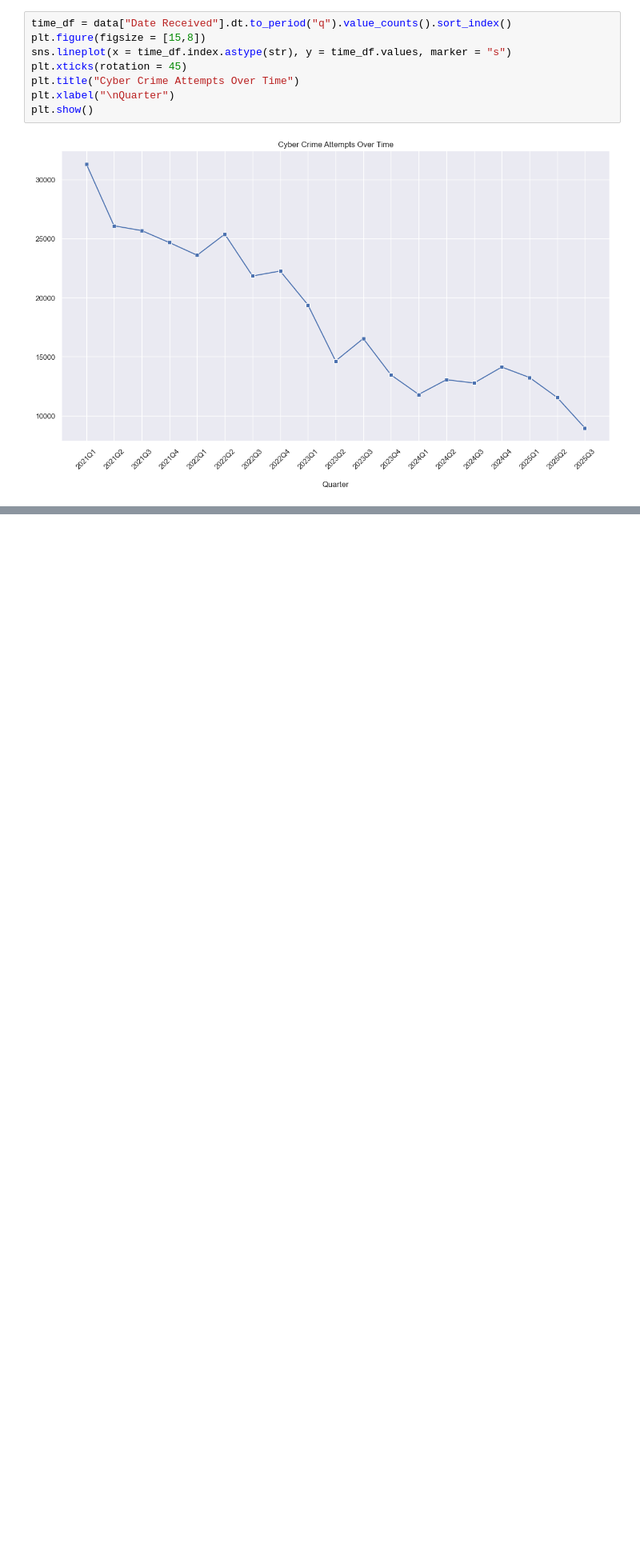
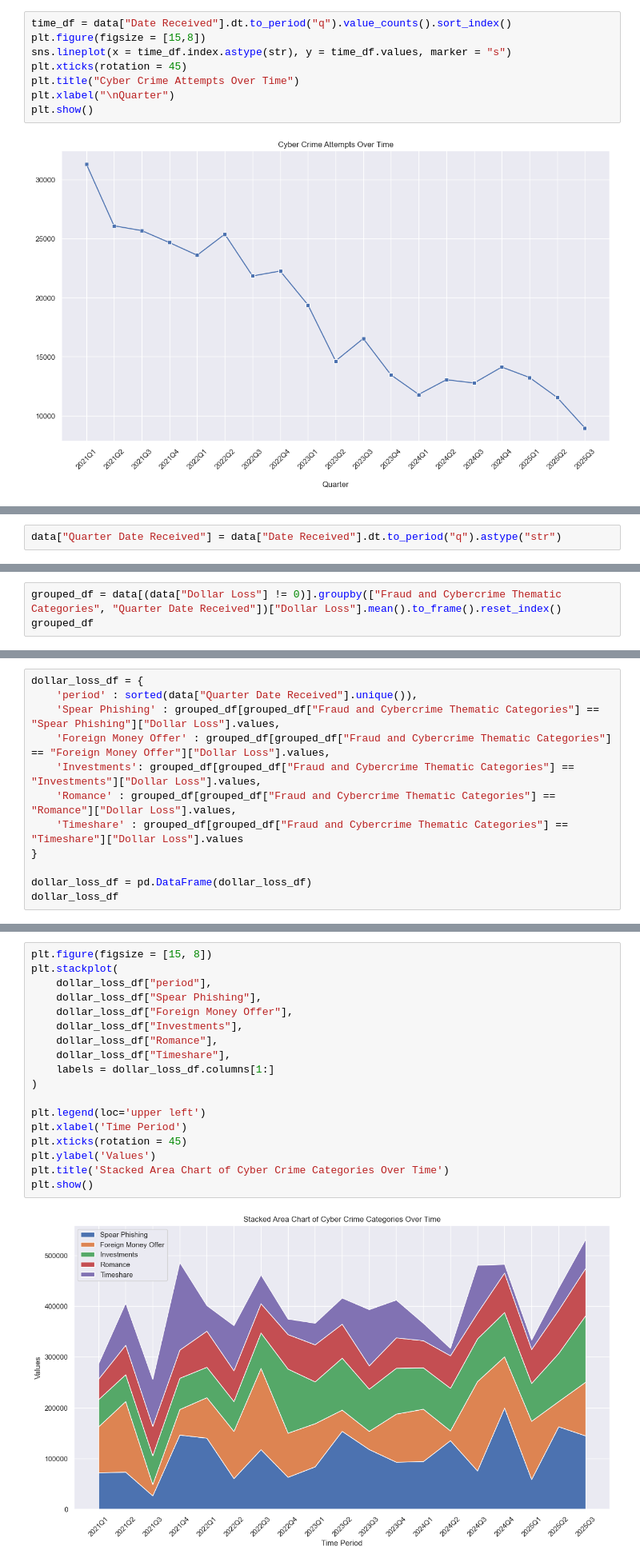
Before and after one commit to jibnorge/Canadian-Fraud-And-Cybercrime-Analysis, a Jupyter notebook: analysis.ipynb, the cells around one changed output, grey strips where cells are left out. Shown at 80% size. Cells and saved outputs as stored; diff of their text form; blank space fills up the shorter version.

```diff
--- a/analysis.ipynb
+++ b/analysis.ipynb
@@ -256,0 +323,2 @@ plt.show()
+# %%
+data["Quarter Date Received"] = data["Date Received"].dt.to_period("q").astype("str")
@@ -256,0 +347,3 @@ plt.show()
+# %%
+grouped_df = data[(data["Dollar Loss"] != 0)].groupby(["Fraud and Cybercrime Thematic Categories", "Quarter Date Received"])["Dollar Loss"].mean().to_frame().reset_index()
+grouped_df
@@ -256,0 +364,12 @@ plt.show()
+# %%
+dollar_loss_df = {
+    'period' : sorted(data["Quarter Date Received"].unique()),
+    'Spear Phishing' : grouped_df[grouped_df["Fraud and Cybercrime Thematic Categories"] == "Spear Phishing"]["Dollar Loss"].values,
+    'Foreign Money Offer' : grouped_df[grouped_df["Fraud and Cybercrime Thematic Categories"] == "Foreign Money Offer"]["Dollar Loss"].values,
+    'Investments': grouped_df[grouped_df["Fraud and Cybercrime Thematic Categories"] == "Investments"]["Dollar Loss"].values,
+    'Romance' : grouped_df[grouped_df["Fraud and Cybercrime Thematic Categories"] == "Romance"]["Dollar Loss"].values,
+    'Timeshare' : grouped_df[grouped_df["Fraud and Cybercrime Thematic Categories"] == "Timeshare"]["Dollar Loss"].values
+}
+
+dollar_loss_df = pd.DataFrame(dollar_loss_df)
+dollar_loss_df
@@ -256,0 +394,20 @@ plt.show()
+# %%
+plt.figure(figsize = [15, 8])
+plt.stackplot(
+    dollar_loss_df["period"],
+    dollar_loss_df["Spear Phishing"],
+    dollar_loss_df["Foreign Money Offer"],
+    dollar_loss_df["Investments"],
+    dollar_loss_df["Romance"],
+    dollar_loss_df["Timeshare"],
+    labels = dollar_loss_df.columns[1:]
+)
+
+plt.legend(loc='upper left')
+plt.xlabel('Time Period')
+plt.xticks(rotation = 45)
+plt.ylabel('Values')
+plt.title('Stacked Area Chart of Cyber Crime Categories Over Time')
+plt.show()
+# %% [output]
+[figure, added]
```
Also changed, not shown: parts of 17 cells of this notebook.
